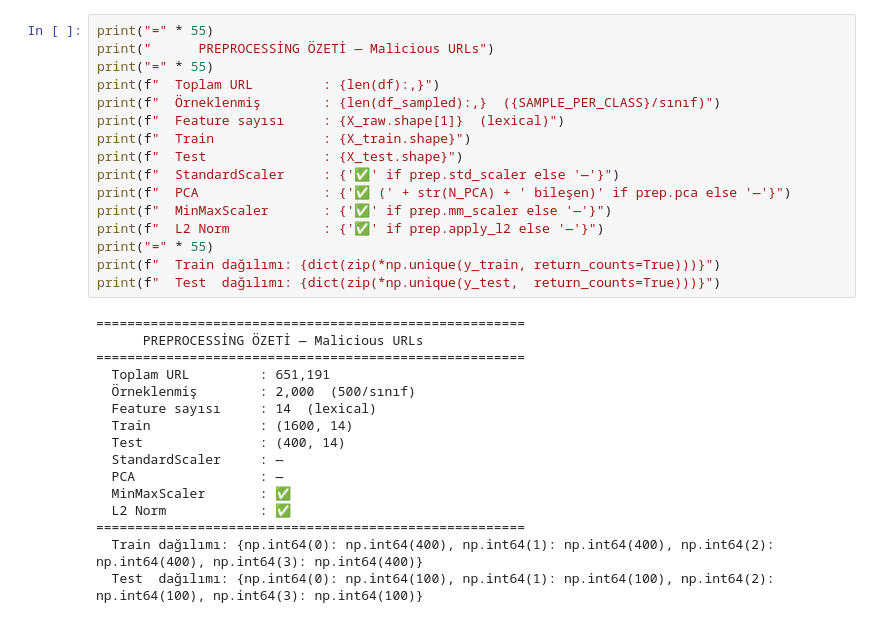
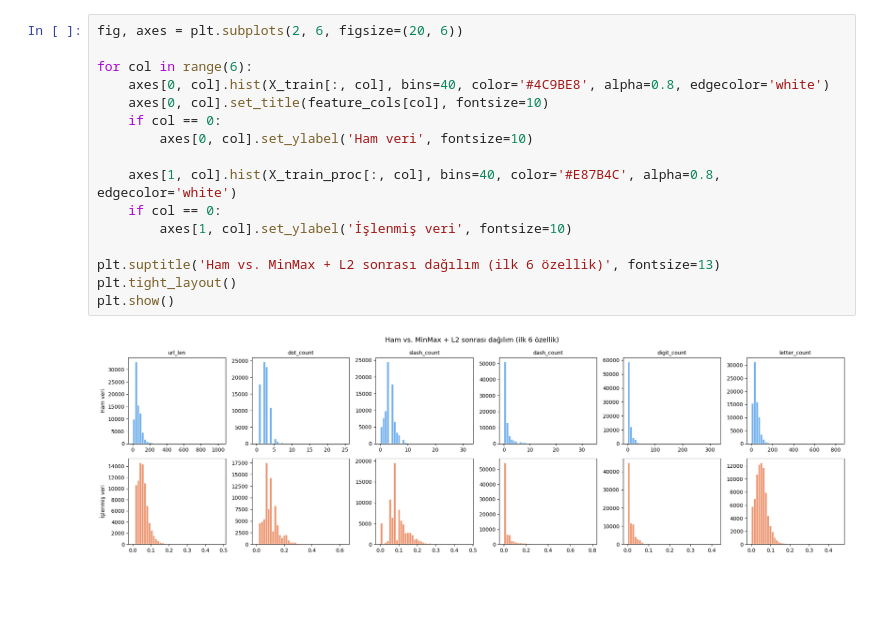
Before and after one commit to irembuseozkose/qsvm-for-url-phishing, a Jupyter notebook: notebooks/02_preprocessing.ipynb, the cells around one changed output. Saved outputs shown, nothing was run; the diff lists cells and outputs as text; blank space fills up the shorter version.

```diff
--- a/notebooks/02_preprocessing.ipynb
+++ b/notebooks/02_preprocessing.ipynb
@@ -207,32 +182,18 @@ plt.show()
 # %%
-print("=" * 55)
-print("      PREPROCESSİNG ÖZETİ — Malicious URLs")
-print("=" * 55)
-print(f"  Toplam URL         : {len(df):,}")
-print(f"  Örneklenmiş        : {len(df_sampled):,}  ({SAMPLE_PER_CLASS}/sınıf)")
-print(f"  Feature sayısı     : {X_raw.shape[1]}  (lexical)")
-print(f"  Train              : {X_train.shape}")
-print(f"  Test               : {X_test.shape}")
-print(f"  StandardScaler     : {'✅' if prep.std_scaler else '—'}")
-print(f"  PCA                : {'✅ (' + str(N_PCA) + ' bileşen)' if prep.pca else '—'}")
-print(f"  MinMaxScaler       : {'✅' if prep.mm_scaler else '—'}")
-print(f"  L2 Norm            : {'✅' if prep.apply_l2 else '—'}")
-print("=" * 55)
-print(f"  Train dağılımı: {dict(zip(*np.unique(y_train, return_counts=True)))}")
-print(f"  Test  dağılımı: {dict(zip(*np.unique(y_test,  return_counts=True)))}")
+fig, axes = plt.subplots(2, 6, figsize=(20, 6))
+
+for col in range(6):
+    axes[0, col].hist(X_train[:, col], bins=40, color='#4C9BE8', alpha=0.8, edgecolor='white')
+    axes[0, col].set_title(feature_cols[col], fontsize=10)
+    if col == 0:
+        axes[0, col].set_ylabel('Ham veri', fontsize=10)
+
+    axes[1, col].hist(X_train_proc[:, col], bins=40, color='#E87B4C', alpha=0.8, edgecolor='white')
+    if col == 0:
+        axes[1, col].set_ylabel('İşlenmiş veri', fontsize=10)
+
+plt.suptitle('Ham vs. MinMax + L2 sonrası dağılım (ilk 6 özellik)', fontsize=13)
+plt.tight_layout()
+plt.show()
 # %% [output]
-=======================================================
-      PREPROCESSİNG ÖZETİ — Malicious URLs
-=======================================================
-  Toplam URL         : 651,191
-  Örneklenmiş        : 2,000  (500/sınıf)
-  Feature sayısı     : 14  (lexical)
-  Train              : (1600, 14)
-  Test               : (400, 14)
-  StandardScaler     : —
-  PCA                : —
-  MinMaxScaler       : ✅
-  L2 Norm            : ✅
-=======================================================
-  Train dağılımı: {np.int64(0): np.int64(400), np.int64(1): np.int64(400), np.int64(2): np.int64(400), np.int64(3): np.int64(400)}
-  Test  dağılımı: {np.int64(0): np.int64(100), np.int64(1): np.int64(100), np.int64(2): np.int64(100), np.int64(3): np.int64(100)}
+[figure, added]
```
Also changed, not shown: parts of 14 cells of this notebook, 4 other files.
